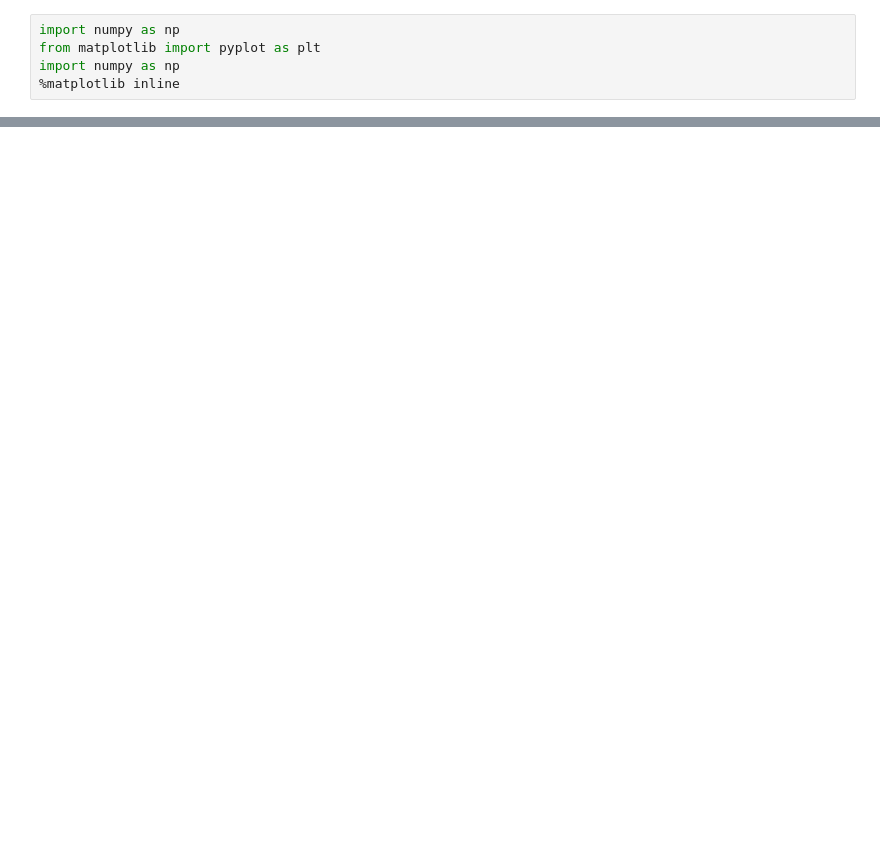
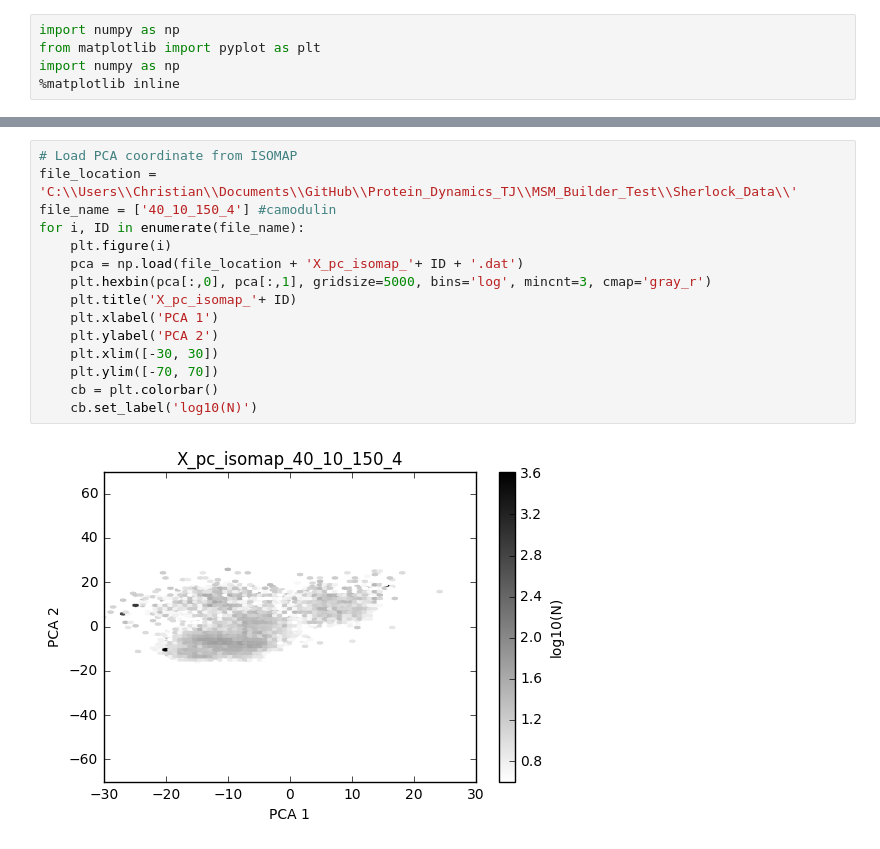
Before and after one commit to alenkran/Protein_Dynamics_TJ, a Jupyter notebook: MSM_Builder_Test/PCA Heatmap.ipynb, the cells around one changed output, grey strips where cells are left out. Drawn from its saved outputs; the diff is of its cells as text; blank space fills up the shorter version.

Commit message:
PCA Heatmap

```diff
--- a/MSM_Builder_Test/PCA Heatmap.ipynb
+++ b/MSM_Builder_Test/PCA Heatmap.ipynb
@@ -18,3 +18,20 @@ for i, ID in enumerate(file_name):
 [figure]
 [figure]
 [figure]
+# %%
+# Load PCA coordinate from ISOMAP
+file_location = 'C:\\Users\\Christian\\Documents\\GitHub\\Protein_Dynamics_TJ\\MSM_Builder_Test\\Sherlock_Data\\'
+file_name = ['40_10_150_4'] #camodulin
+for i, ID in enumerate(file_name):
+    plt.figure(i)
+    pca = np.load(file_location + 'X_pc_isomap_'+ ID + '.dat')
+    plt.hexbin(pca[:,0], pca[:,1], gridsize=5000, bins='log', mincnt=3, cmap='gray_r')
+    plt.title('X_pc_isomap_'+ ID)
+    plt.xlabel('PCA 1')
+    plt.ylabel('PCA 2')
+    plt.xlim([-30, 30])
+    plt.ylim([-70, 70])
+    cb = plt.colorbar()
+    cb.set_label('log10(N)')
+# %% [output]
+[figure, added]
```
Also changed, not shown: parts of 4 cells of this notebook.
